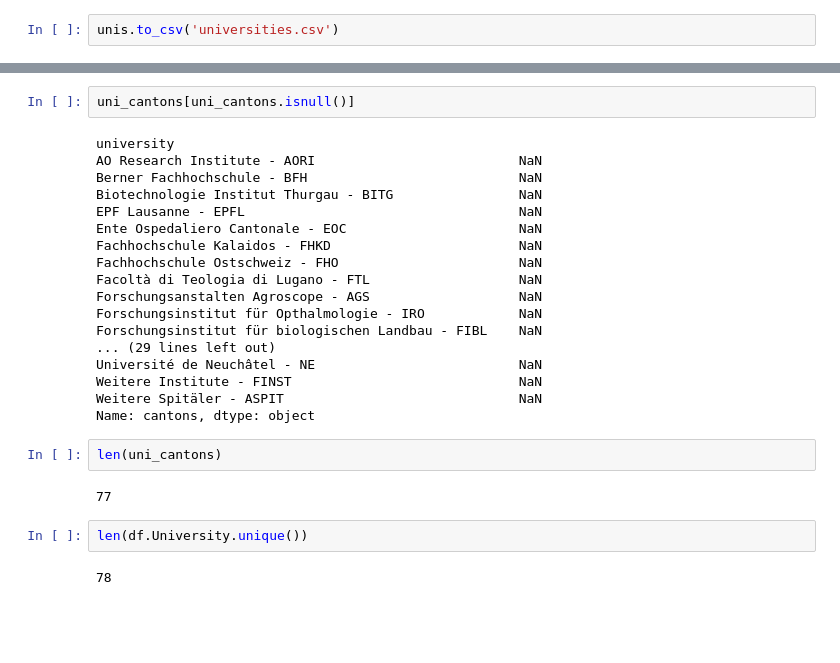
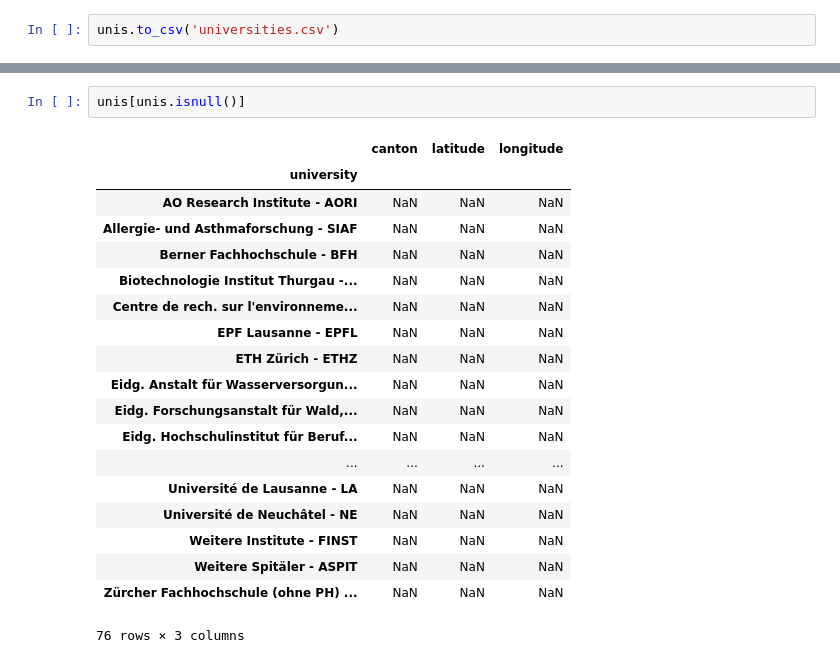
Before and after one commit to Maaarmotte/Ada2016, a Jupyter notebook: 03 - Interactive Viz/geocoding.ipynb, the cells around one changed output, grey strips where cells are left out. Cells and saved outputs as stored; diff of their text form; blank space fills up the shorter version.

```diff
--- a/03 - Interactive Viz/geocoding.ipynb
+++ b/03 - Interactive Viz/geocoding.ipynb
@@ -117,28 +158,22 @@ Biotechnologie Institut Thurgau - BITG,,,
-# %%
-uni_cantons[uni_cantons.isnull()]
-# %% [output]
-university
-AO Research Institute - AORI                          NaN
-Berner Fachhochschule - BFH                           NaN
-Biotechnologie Institut Thurgau - BITG                NaN
-EPF Lausanne - EPFL                                   NaN
-Ente Ospedaliero Cantonale - EOC                      NaN
-Fachhochschule Kalaidos - FHKD                        NaN
-Fachhochschule Ostschweiz - FHO                       NaN
-Facoltà di Teologia di Lugano - FTL                   NaN
-Forschungsanstalten Agroscope - AGS                   NaN
-Forschungsinstitut für Opthalmologie - IRO            NaN
-Forschungsinstitut für biologischen Landbau - FIBL    NaN
-... (29 lines left out)
-Université de Neuchâtel - NE                          NaN
-Weitere Institute - FINST                             NaN
-Weitere Spitäler - ASPIT                              NaN
-Name: cantons, dtype: object
-# %%
-len(uni_cantons)
-# %% [output]
-77
-# %%
-len(df.University.unique())
-# %% [output]
-78
+# %%
+unis[unis.isnull()]
+# %% [output]
+|  | canton | latitude | longitude |
+| university |  |  |  |
+| AO Research Institute - AORI | NaN | NaN | NaN |
+| Allergie- und Asthmaforschung - SIAF | NaN | NaN | NaN |
+| Berner Fachhochschule - BFH | NaN | NaN | NaN |
+| Biotechnologie Institut Thurgau -... | NaN | NaN | NaN |
+| Centre de rech. sur l'environneme... | NaN | NaN | NaN |
+| EPF Lausanne - EPFL | NaN | NaN | NaN |
+| ETH Zürich - ETHZ | NaN | NaN | NaN |
+| Eidg. Anstalt für Wasserversorgun... | NaN | NaN | NaN |
+| Eidg. Forschungsanstalt für Wald,... | NaN | NaN | NaN |
+| Eidg. Hochschulinstitut für Beruf... | NaN | NaN | NaN |
+| ... | ... | ... | ... |
+| Université de Lausanne - LA | NaN | NaN | NaN |
+| Université de Neuchâtel - NE | NaN | NaN | NaN |
+| Weitere Institute - FINST | NaN | NaN | NaN |
+| Weitere Spitäler - ASPIT | NaN | NaN | NaN |
+| Zürcher Fachhochschule (ohne PH) ... | NaN | NaN | NaN |
+76 rows × 3 columns
```
Also changed, not shown: parts of 24 cells of this notebook, 1 other file.
